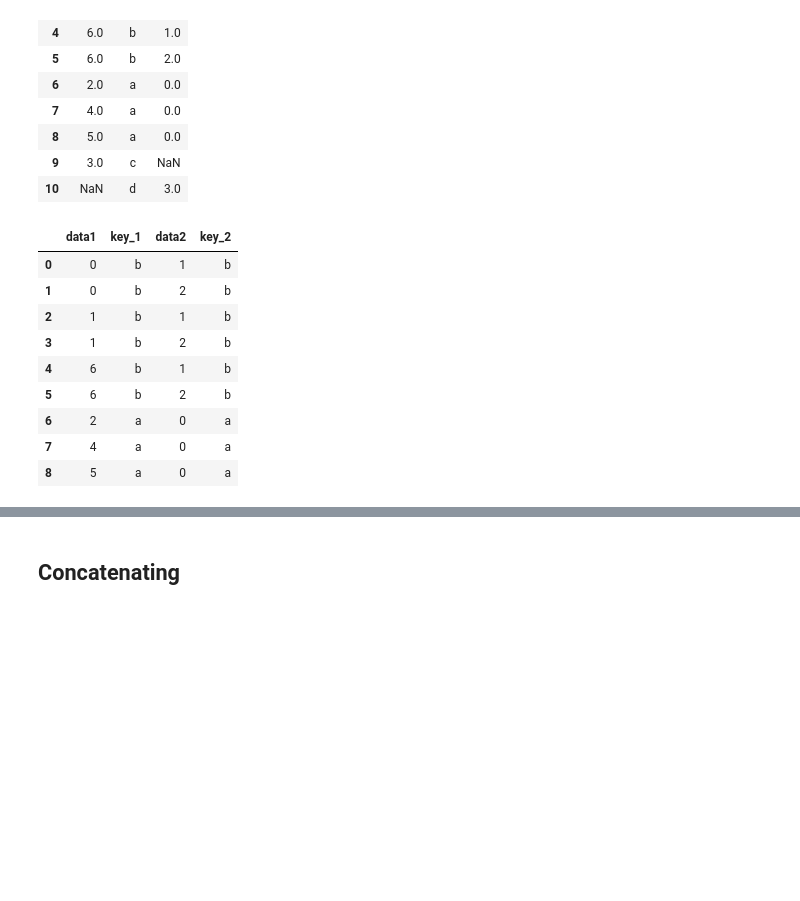
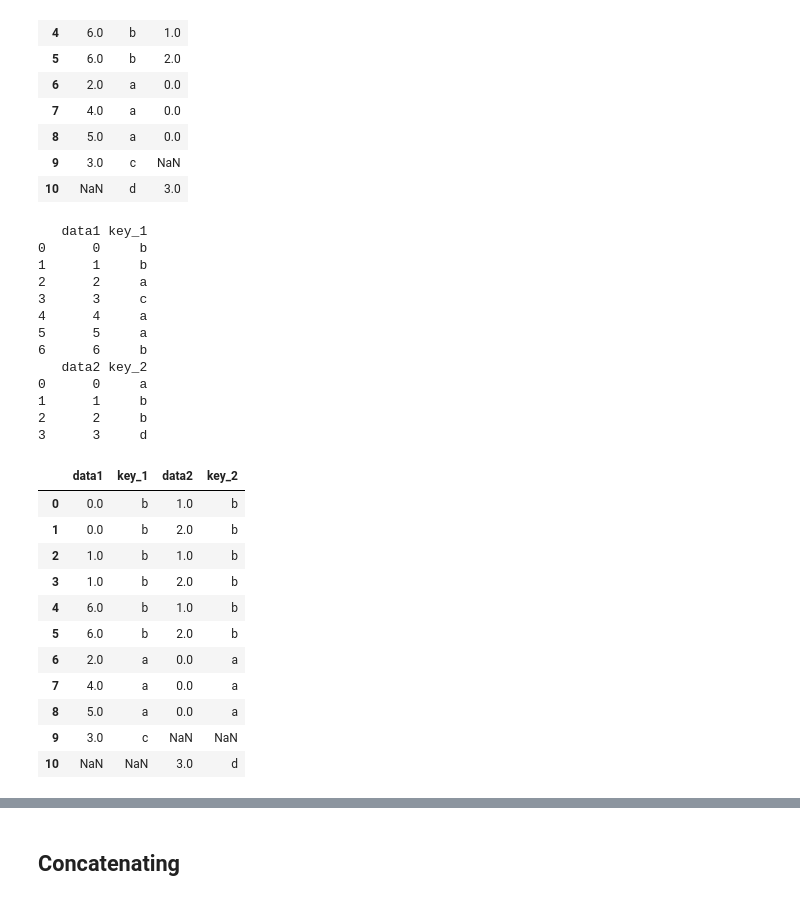
Before and after one commit to jawadmhoque/ce599, a Jupyter notebook: 07-Data Wrangling/data-wrangling.ipynb, the cells around one changed output, grey strips where cells are left out. Saved outputs shown, nothing was run; the diff lists cells and outputs as text; code cells hidden in the pictures; blank space fills up the shorter version.

```diff
--- a/07-Data Wrangling/data-wrangling.ipynb
+++ b/07-Data Wrangling/data-wrangling.ipynb
@@ -154,19 +185,36 @@ pd.merge(df1,df3, on='key', how='outer')
 # %%
 #What if the join fields have different names?  No problem - just specify the names.
 df4 = pd.DataFrame({'key_1': ['b', 'b', 'a', 'c', 'a', 'a', 'b'],'data1': range(7)})
 df5 = pd.DataFrame({'key_2': ['a', 'b', 'b', 'd'],'data2': range(4)})
-pd.merge(df4,df5, left_on='key_1', right_on='key_2')
+print (df4)
+print (df5)
+pd.merge(df4,df5, left_on='key_1', right_on='key_2',how='outer')
 # %% [output]
+   data1 key_1
+0      0     b
+1      1     b
+2      2     a
+3      3     c
+4      4     a
+5      5     a
+6      6     b
+   data2 key_2
+0      0     a
+1      1     b
+2      2     b
+3      3     d
 |  | data1 | key_1 | data2 | key_2 |
-| 0 | 0 | b | 1 | b |
-| 1 | 0 | b | 2 | b |
-| 2 | 1 | b | 1 | b |
-| 3 | 1 | b | 2 | b |
-| 4 | 6 | b | 1 | b |
-| 5 | 6 | b | 2 | b |
-| 6 | 2 | a | 0 | a |
-| 7 | 4 | a | 0 | a |
-| 8 | 5 | a | 0 | a |
+| 0 | 0.0 | b | 1.0 | b |
+| 1 | 0.0 | b | 2.0 | b |
+| 2 | 1.0 | b | 1.0 | b |
+| 3 | 1.0 | b | 2.0 | b |
+| 4 | 6.0 | b | 1.0 | b |
+| 5 | 6.0 | b | 2.0 | b |
+| 6 | 2.0 | a | 0.0 | a |
+| 7 | 4.0 | a | 0.0 | a |
+| 8 | 5.0 | a | 0.0 | a |
+| 9 | 3.0 | c | NaN | NaN |
+| 10 | NaN | NaN | 3.0 | d |
 # %%
 # Here is an example that uses a combination of a data column and an index to merge two dataframes.
 df4 = pd.DataFrame({'key_1': ['b', 'b', 'a', 'c', 'a', 'a', 'b'],'data1': range(7)})
```
Also changed, not shown: parts of 22 cells of this notebook.
